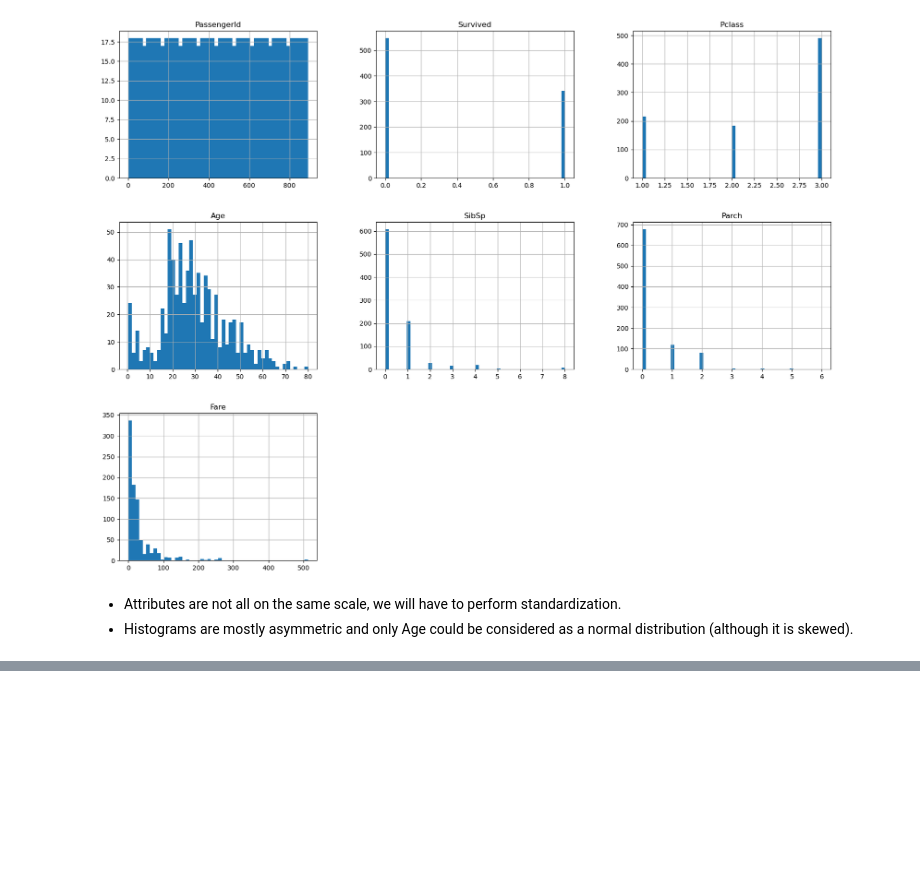
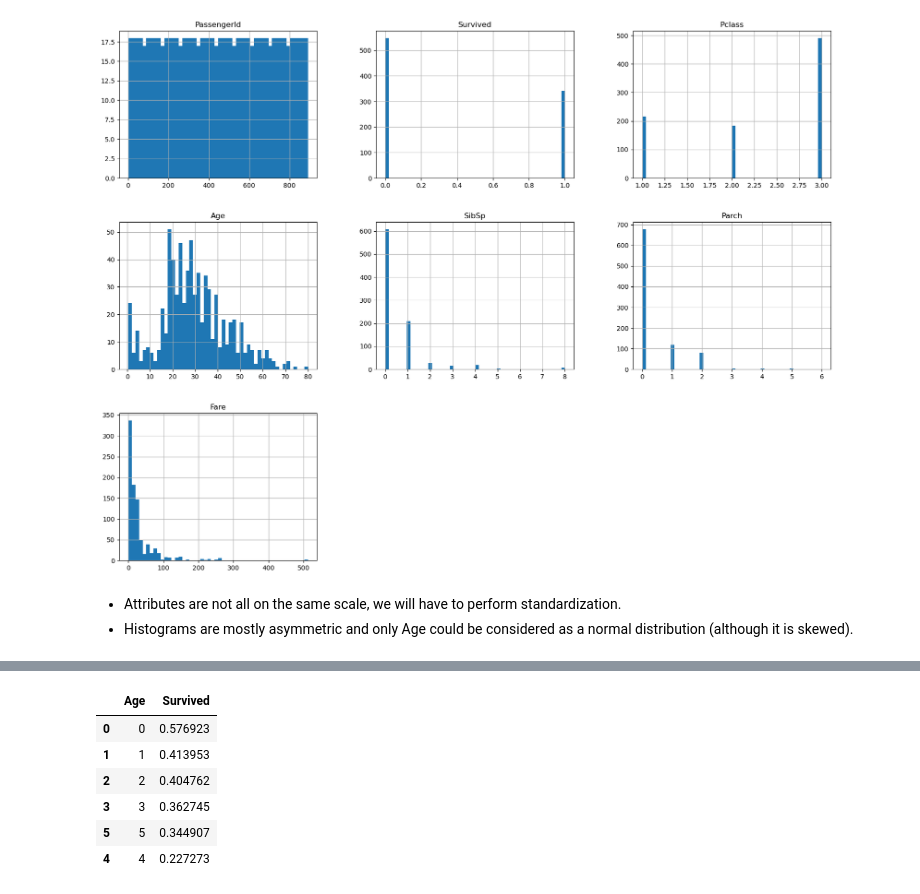
Before and after one commit to FrankLloyd83/kaggle_titanic, a Jupyter notebook: titanic.ipynb, the cells around one changed output, grey strips where cells are left out. Drawn from its saved outputs; the diff is of its cells as text; code cells hidden in the pictures; blank space fills up the shorter version.

```diff
--- a/titanic.ipynb
+++ b/titanic.ipynb
@@ -268,0 +312,10 @@ plt.show()
+# %%
+train_data[["Age", "Survived"]].groupby(['Age'], as_index=False).mean().sort_values(by='Survived', ascending=False)
+# %% [output]
+|  | Age | Survived |
+| 0 | 0 | 0.576923 |
+| 1 | 1 | 0.413953 |
+| 2 | 2 | 0.404762 |
+| 3 | 3 | 0.362745 |
+| 5 | 5 | 0.344907 |
+| 4 | 4 | 0.227273 |
```
Also changed, not shown: parts of 5 cells of this notebook.
